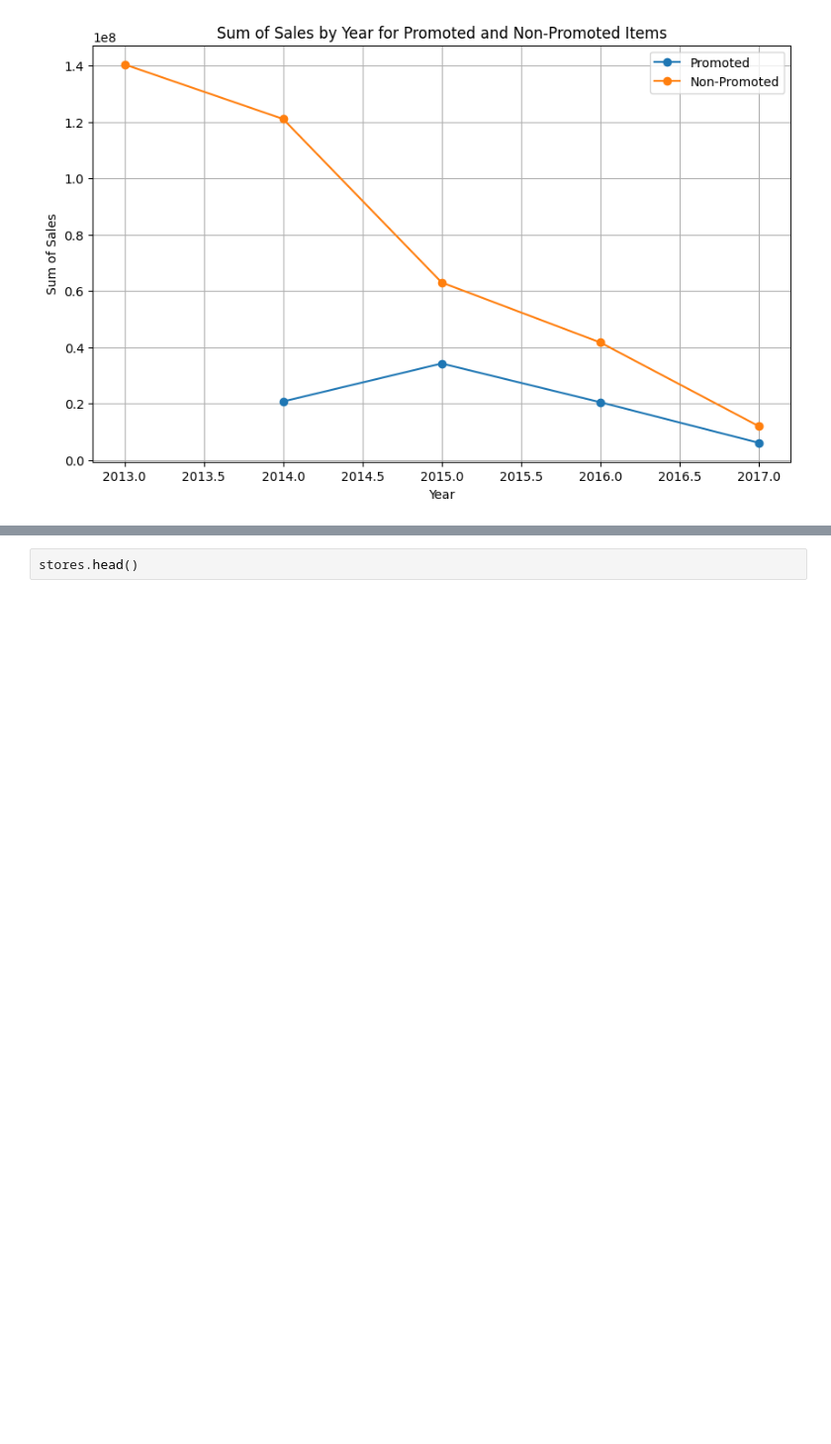
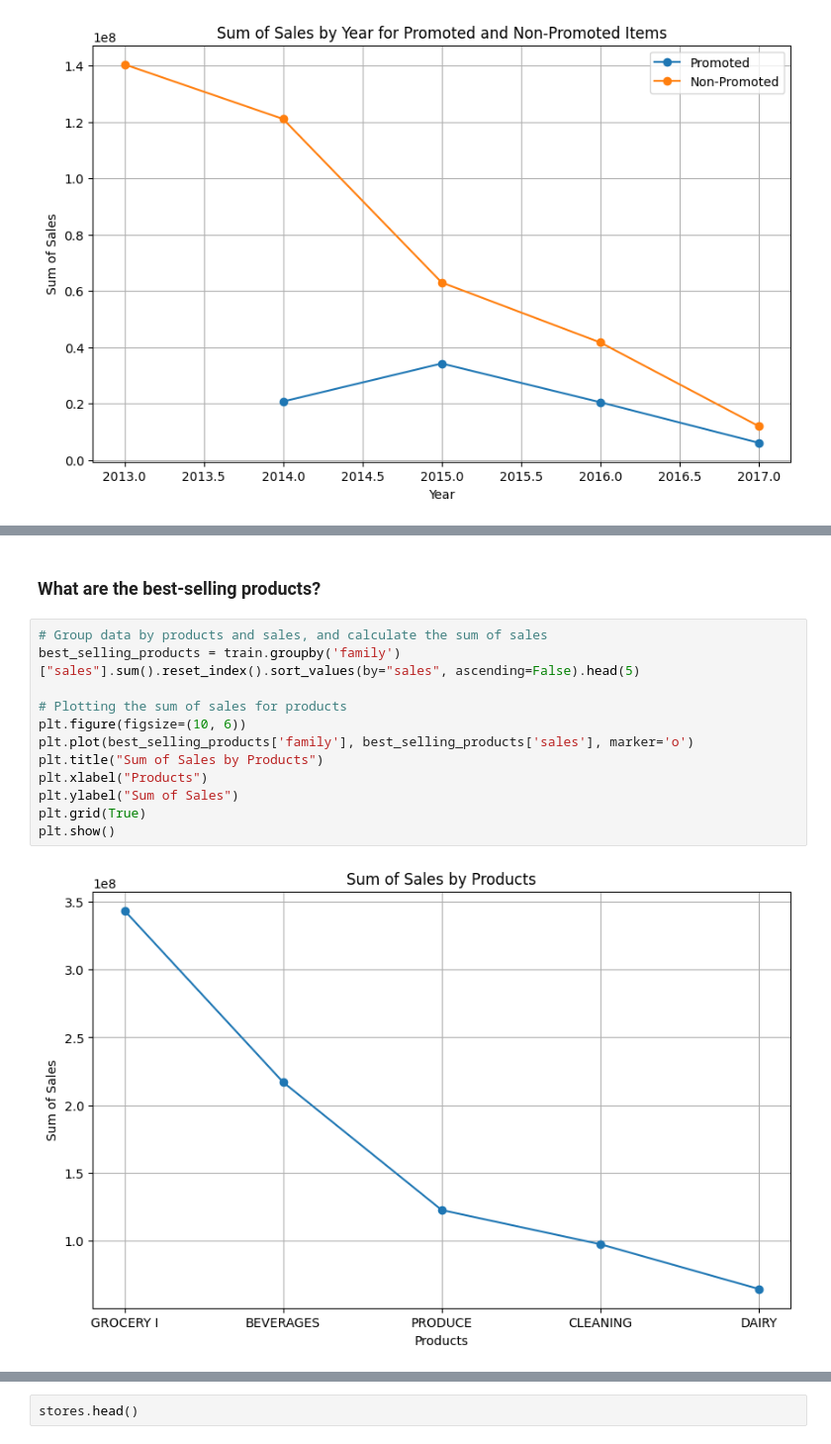
Before and after one commit to phinmaiyo/Regression-Model, a Jupyter notebook: forecasting.ipynb, the cells around one changed output, grey strips where cells are left out. Shown at 99% size. Saved outputs shown, nothing was run; the diff lists cells and outputs as text; blank space fills up the shorter version.

```diff
--- a/forecasting.ipynb
+++ b/forecasting.ipynb
@@ -462,0 +594,16 @@ plt.show()
+# %% [markdown]
+### What are the best-selling products?
+# %%
+# Group data by products and sales, and calculate the sum of sales
+best_selling_products = train.groupby('family')["sales"].sum().reset_index().sort_values(by="sales", ascending=False).head(5)
+
+# Plotting the sum of sales for products
+plt.figure(figsize=(10, 6))
+plt.plot(best_selling_products['family'], best_selling_products['sales'], marker='o')
+plt.title("Sum of Sales by Products")
+plt.xlabel("Products")
+plt.ylabel("Sum of Sales")
+plt.grid(True)
+plt.show()
+# %% [output]
+[figure, added]
```
Also changed, not shown: parts of 94 cells of this notebook.
